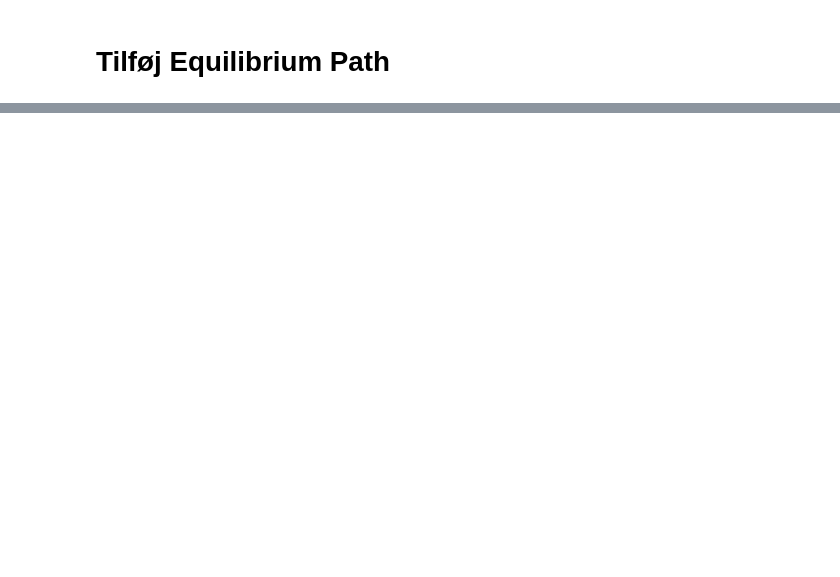
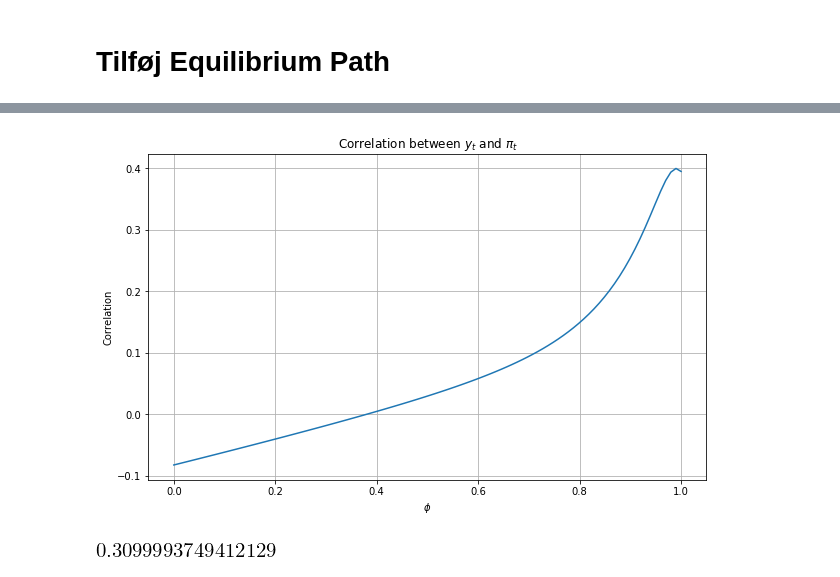
Before and after one commit to NumEconCopenhagen/projects-2019-credible-threats, a Jupyter notebook: examproject/Idaho.ipynb, the cells around one changed output, grey strips where cells are left out. Cells and saved outputs as stored; diff of their text form; code cells hidden in the pictures; blank space fills up the shorter version.

```diff
--- a/examproject/Idaho.ipynb
+++ b/examproject/Idaho.ipynb
@@ -504,9 +515,9 @@ y_sim = [0]
 pi_sim = [0]
 
 for i in range(1,num):
-    y_val_i = sol_y_func(vt=vt_new[i],st=st[i],pit1=pi_stars[i-1],yt1=y_stars[i-1],st1=st_new[i-1])
+    y_val_i = sol_y_func(vt=vt_new[i],st=st_new[i],pit1=pi_sim[i-1],yt1=y_sim[i-1],st1=st_new[i-1])
     y_sim.append(y_val_i)
-    pi_val_i = sol_pi_func(vt=vt_new[i],st=st_new[i],yt=y_stars[i],pit1=pi_stars[i-1],yt1=y_stars[i-1],st1=st_new[i-1])
+    pi_val_i = sol_pi_func(vt=vt_new[i],st=st_new[i],yt=y_sim[i],pit1=pi_sim[i-1],yt1=y_sim[i-1],st1=st_new[i-1])
     pi_sim.append(pi_val_i)
 # %%
 # Calculate variances of y_sim and pi_sim
@@ -524,0 +553,49 @@ pi_corr = pi_matrix[0,1]
+# %%
+# Defining the correlation as a function
+
+
+y1 = 0
+pi_init = 0
+s_init = 0
+
+v_init = 0
+x0 = 0.1
+xt = 0
+ct = 0
+
+def superman(s):
+    y_phi = [0]
+    pi_phi = [0]
+    for i in range(1,num):
+        y_sim_new = sol_y_func(vt=vt_new[i],st=st_new[i],pit1=pi_phi[i-1],yt1=y_phi[i-1],st1=st_new[i-1],phi=s)
+        y_phi.append(y_sim_new)
+        pi_sim_new = sol_pi_func(vt=vt_new[i],st=st_new[i],yt=y_phi[i],pit1=pi_phi[i-1],yt1=y_phi[i-1],st1=st_new[i-1],phi=s)
+        pi_phi.append(pi_sim_new)
+    return np.corrcoef(y_phi,pi_phi)[0,1]
+
+# Plot
+x = np.linspace(0,1,100)
+y = np.empty(100)
+for i,X in enumerate(x):
+    y[i] = superman(X)
+
+plt.figure(figsize=(10,6))
+plt.plot(x,y)
+plt.title('Correlation between $y_t$ and $\pi_t$')
+plt.xlabel('$\phi$')
+plt.ylabel('Correlation')
+plt.grid(True)
+# %% [output]
+[figure, added]
+# %%
+x0 = 0
+def batman(x):
+    return (superman(x)-0.31)**2
+
+obj_func = lambda x: superman(x)-0.31
+
+result = optimize.minimize(batman,x0)
+result.x
+superman(result.x)
+# %% [output]
+[figure, added]
```
Also changed, not shown: parts of 12 cells of this notebook.
